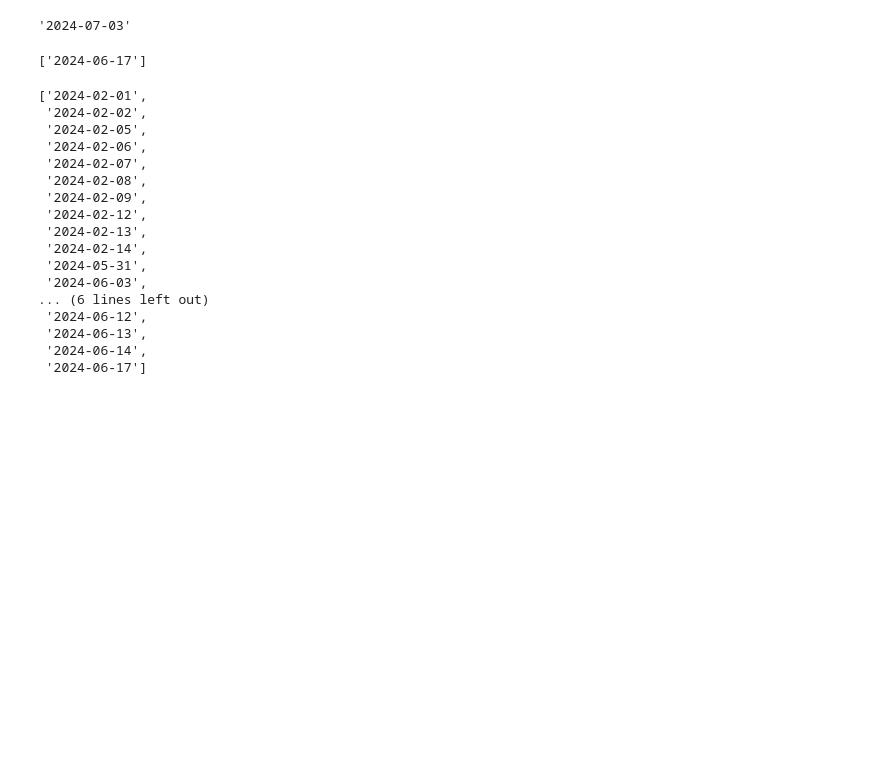
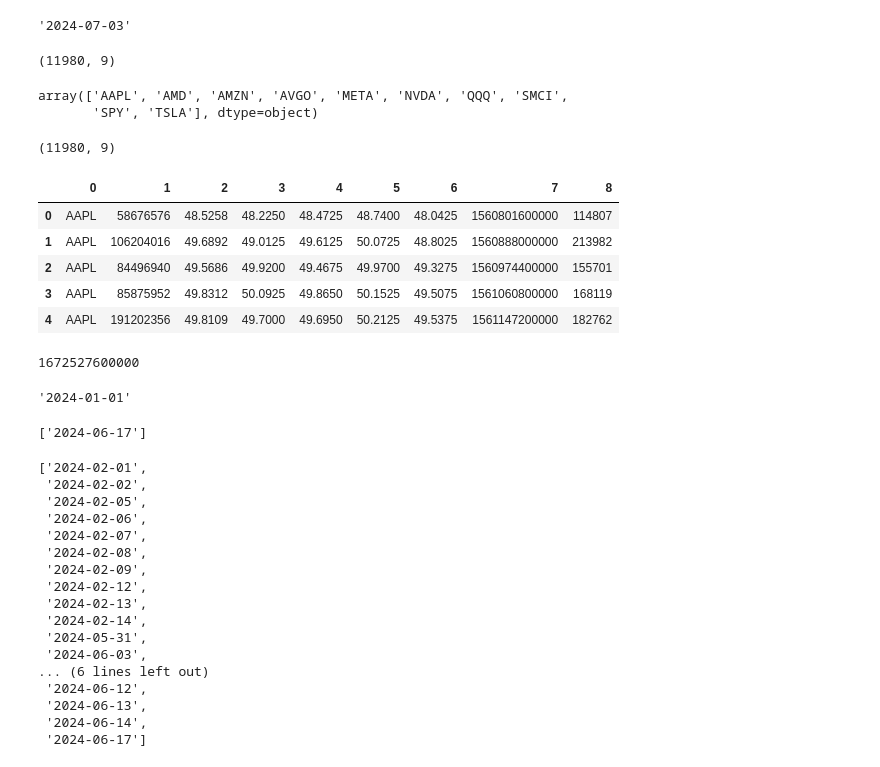
Before and after one commit to j-huic/stonks, a Jupyter notebook: dbstuff.ipynb, the cells around one changed output. Cells and saved outputs as stored; diff of their text form; code cells hidden in the pictures; blank space fills up the shorter version.

```diff
--- a/dbstuff.ipynb
+++ b/dbstuff.ipynb
@@ -43,0 +96,11 @@ timestamp_to_date(get_data(maxtime)[0][0])
+# %%
+df = pd.read_sql_query(get_top_stocks(10000), conn)
+# %%
+df.shape
+# %% [output]
+(11980, 9)
+# %%
+df.ticker.unique()
+# %% [output]
+array(['AAPL', 'AMD', 'AMZN', 'AVGO', 'META', 'NVDA', 'QQQ', 'SMCI',
+       'SPY', 'TSLA'], dtype=object)
@@ -43,0 +123,13 @@ timestamp_to_date(get_data(maxtime)[0][0])
+# %%
+df.shape
+# %% [output]
+(11980, 9)
+# %%
+df.head()
+# %% [output]
+|  | 0 | 1 | 2 | 3 | 4 | 5 | 6 | 7 | 8 |
+| 0 | AAPL | 58676576 | 48.5258 | 48.2250 | 48.4725 | 48.7400 | 48.0425 | 1560801600000 | 114807 |
+| 1 | AAPL | 106204016 | 49.6892 | 49.0125 | 49.6125 | 50.0725 | 48.8025 | 1560888000000 | 213982 |
+| 2 | AAPL | 84496940 | 49.5686 | 49.9200 | 49.4675 | 49.9700 | 49.3275 | 1560974400000 | 155701 |
+| 3 | AAPL | 85875952 | 49.8312 | 50.0925 | 49.8650 | 50.1525 | 49.5075 | 1561060800000 | 168119 |
+| 4 | AAPL | 191202356 | 49.8109 | 49.7000 | 49.6950 | 50.2125 | 49.5375 | 1561147200000 | 182762 |
@@ -68,6 +164,14 @@ query = f'''
 '''
 test = pd.read_sql_query(query, conn)
 test.to_sql('test', conn, if_exists='replace', index=False)
+# %%
+date_to_timestamp('2023-01-01')
+# %% [output]
+1672527600000
+# %%
+date_from_timestamp(1704063600000)
+# %% [output]
+'2024-01-01'
 # %%
 def get_data(query):
     c.execute(query)
```
Also changed, not shown: parts of 15 cells of this notebook, 2 other files.
